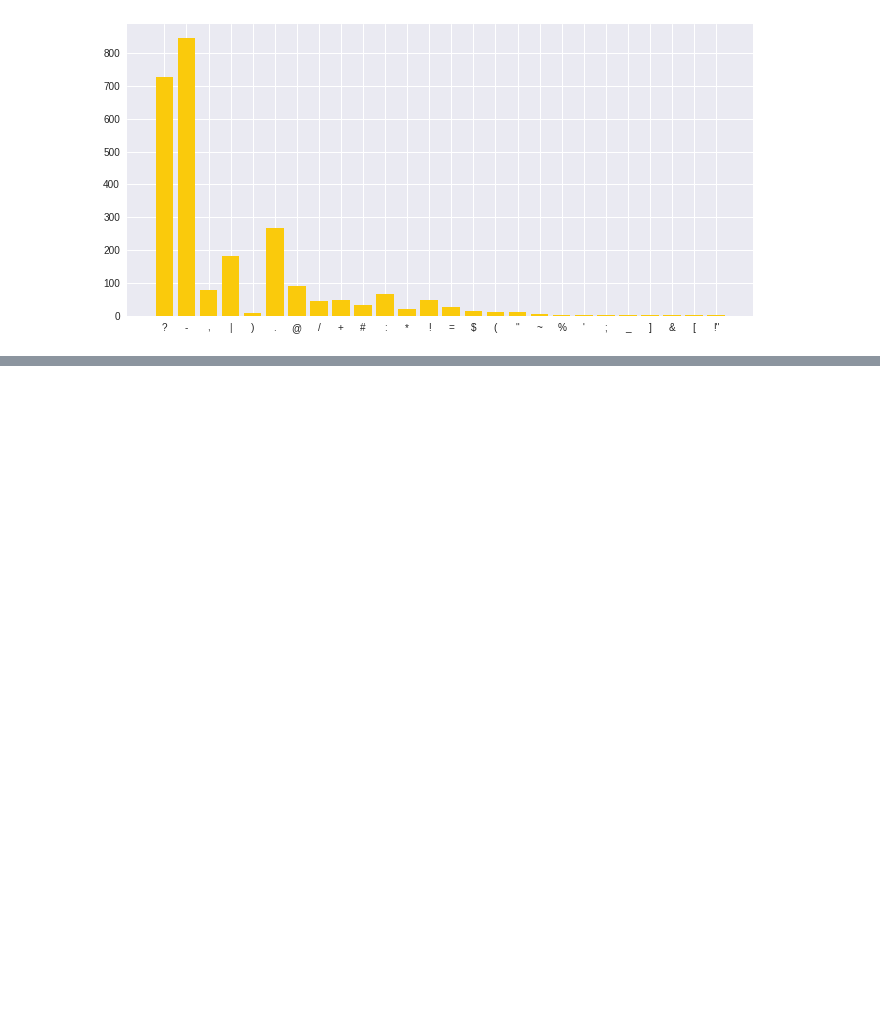
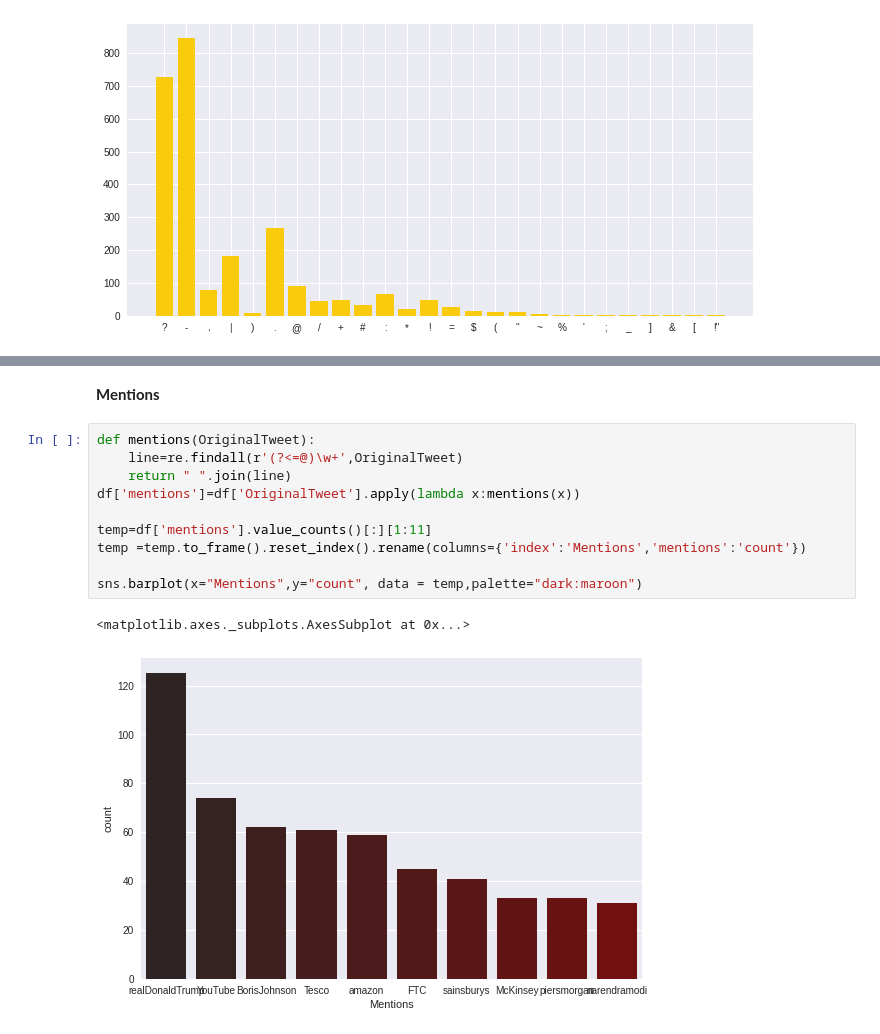
Before and after one commit to sneraikar/Coronavirus-tweet-sentiment-analysis, a Jupyter notebook: Coronavirus_Tweet_Sentiment_Analysis_Capstone_Project.ipynb, the cells around one changed output, grey strips where cells are left out. Saved outputs shown, nothing was run; the diff lists cells and outputs as text; blank space fills up the shorter version.

```diff
--- a/Coronavirus_Tweet_Sentiment_Analysis_Capstone_Project.ipynb
+++ b/Coronavirus_Tweet_Sentiment_Analysis_Capstone_Project.ipynb
@@ -434,0 +466,15 @@ plt.bar(x,y,color='#FACA0C')
+# %% [markdown]
+**Mentions**
+# %%
+def mentions(OriginalTweet):
+    line=re.findall(r'(?<=@)\w+',OriginalTweet)
+    return " ".join(line)
+df['mentions']=df['OriginalTweet'].apply(lambda x:mentions(x))
+
+temp=df['mentions'].value_counts()[:][1:11]
+temp =temp.to_frame().reset_index().rename(columns={'index':'Mentions','mentions':'count'})
+
+sns.barplot(x="Mentions",y="count", data = temp,palette="dark:maroon")
+# %% [output]
+<matplotlib.axes._subplots.AxesSubplot at 0x...>
+[figure, added]
```
Also changed, not shown: parts of 22 cells of this notebook.
